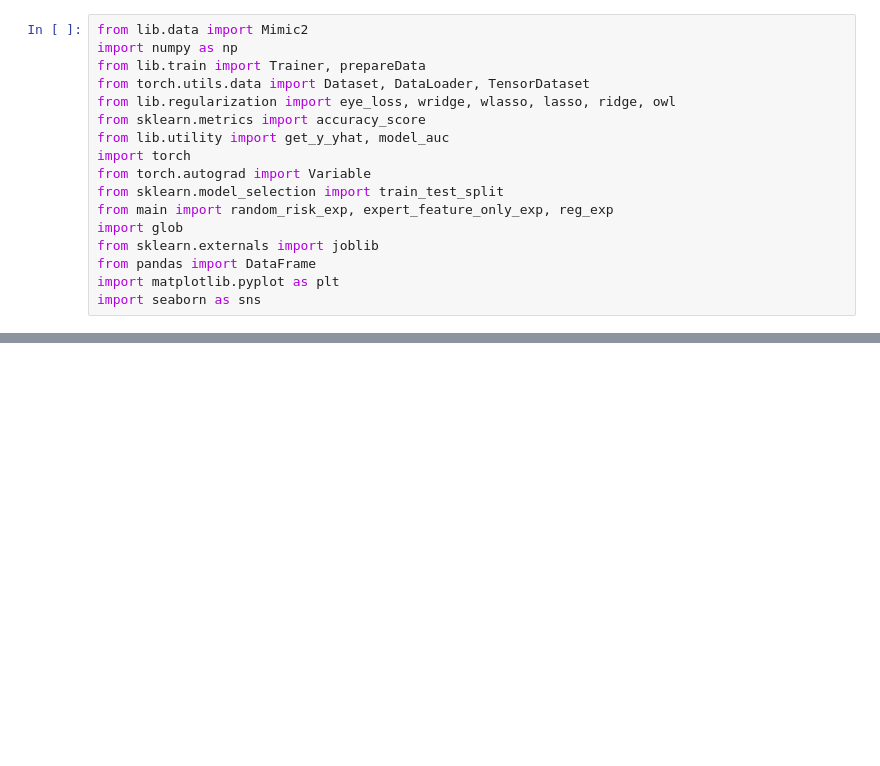
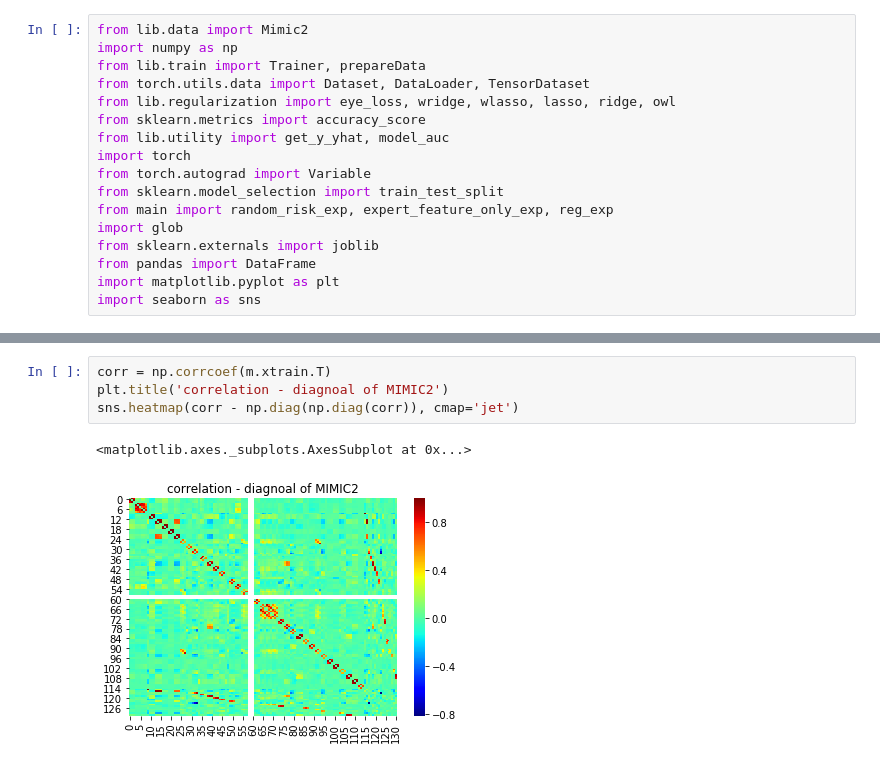
Before and after one commit to nathanwang000/OpenboxEYE, a Jupyter notebook: Eval.ipynb, the cells around one changed output, grey strips where cells are left out. Drawn from its saved outputs; the diff is of its cells as text; blank space fills up the shorter version.

```diff
--- a/Eval.ipynb
+++ b/Eval.ipynb
@@ -48,0 +53,7 @@ plt.show()
+# %%
+corr = np.corrcoef(m.xtrain.T)
+plt.title('correlation - diagnoal of MIMIC2')
+sns.heatmap(corr - np.diag(np.diag(corr)), cmap='jet')
+# %% [output]
+<matplotlib.axes._subplots.AxesSubplot at 0x...>
+[figure, added]
```
Also changed, not shown: parts of 6 cells of this notebook.
